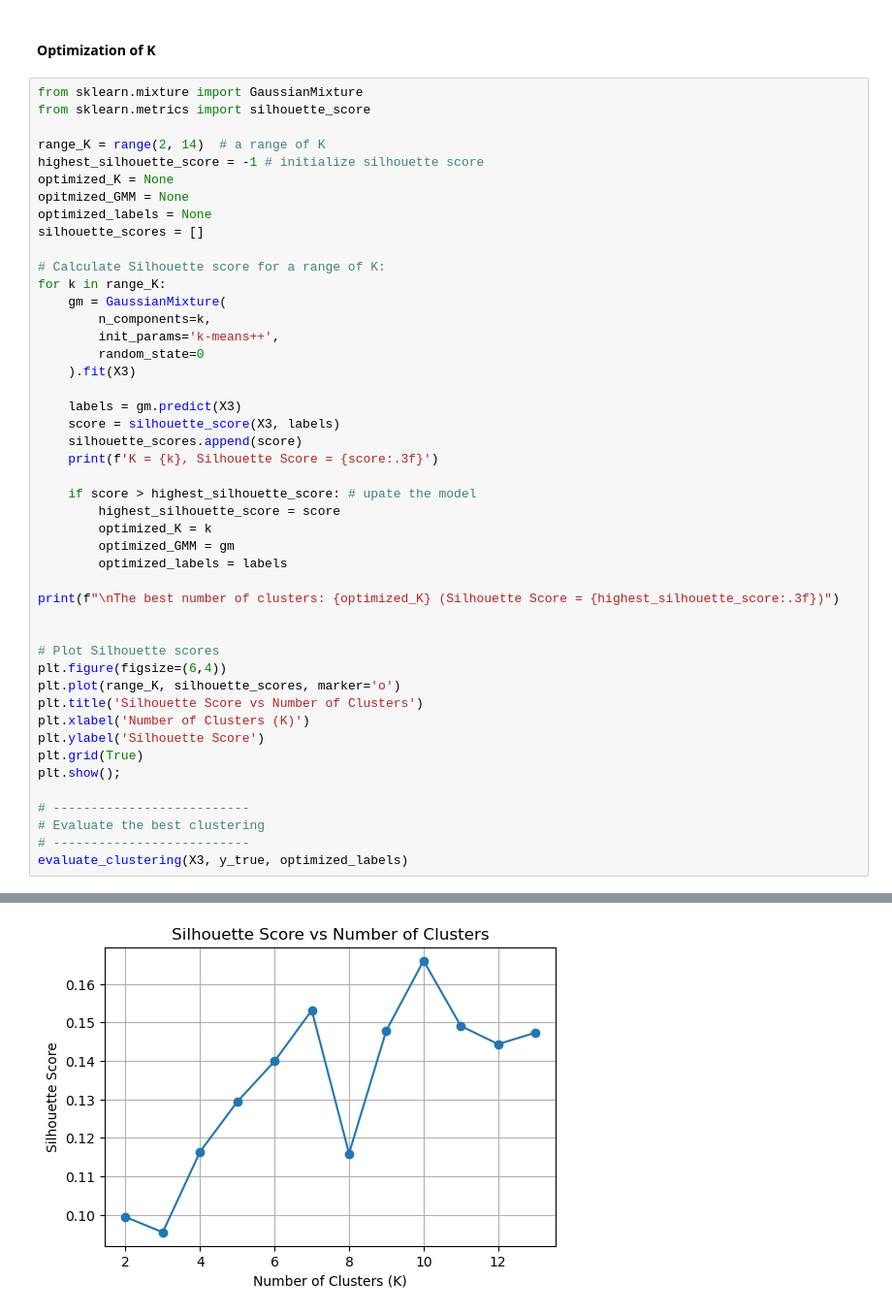
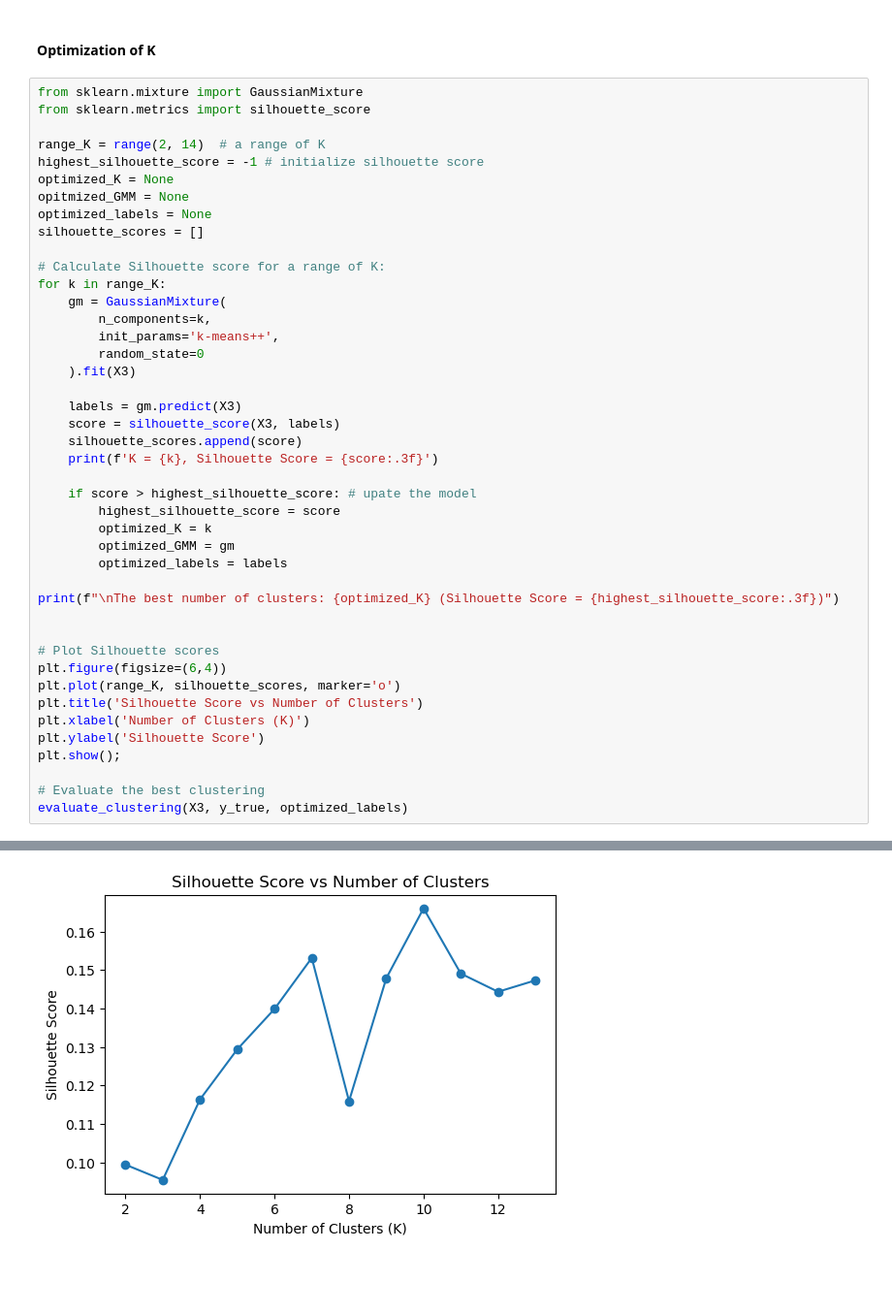
Before and after one commit to SBU-r/CIV555-FS25, a Jupyter notebook: Jupyter Notebooks/8. Clustering.ipynb, the cells around one changed output, grey strips where cells are left out. Shown at 97% size. Cells and saved outputs as stored; diff of their text form; blank space fills up the shorter version.

```diff
--- a/Jupyter Notebooks/8. Clustering.ipynb
+++ b/Jupyter Notebooks/8. Clustering.ipynb
@@ -656,37 +652,34 @@ print(f"\nThe best number of clusters: {optimized_K} (Silhouette Score = {highes
 # Plot Silhouette scores
 plt.figure(figsize=(6,4))
 plt.plot(range_K, silhouette_scores, marker='o')
 plt.title('Silhouette Score vs Number of Clusters')
 plt.xlabel('Number of Clusters (K)')
 plt.ylabel('Silhouette Score')
-plt.grid(True)
 plt.show();
 
-# --------------------------
 # Evaluate the best clustering
-# --------------------------
 evaluate_clustering(X3, y_true, optimized_labels)
 # %% [output]
 K = 2, Silhouette Score = 0.099
 K = 3, Silhouette Score = 0.095
 K = 4, Silhouette Score = 0.116
 K = 5, Silhouette Score = 0.129
 K = 6, Silhouette Score = 0.140
 K = 7, Silhouette Score = 0.153
 K = 8, Silhouette Score = 0.116
 K = 9, Silhouette Score = 0.148
 K = 10, Silhouette Score = 0.166
 K = 11, Silhouette Score = 0.149
 K = 12, Silhouette Score = 0.144
 K = 13, Silhouette Score = 0.147
 
 The best number of clusters: 10 (Silhouette Score = 0.166)
 <Figure size 600x400 with 0 Axes>
 [<matplotlib.lines.Line2D at 0x...>]
 Text(0.5, 1.0, 'Silhouette Score vs Number of Clusters')
 Text(0.5, 0, 'Number of Clusters (K)')
 Text(0, 0.5, 'Silhouette Score')
-[figure, old version]
+[figure, new version]
 Metric        Score
   Homogeneity 0.799
  Completeness 0.816
```
Also changed, not shown: parts of 1 cell of this notebook.
